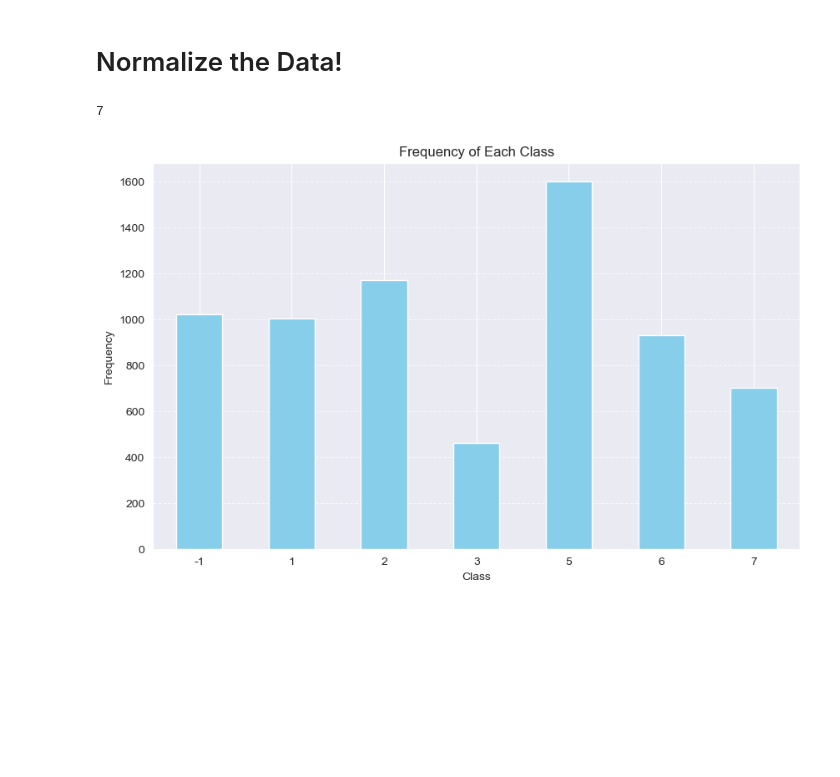
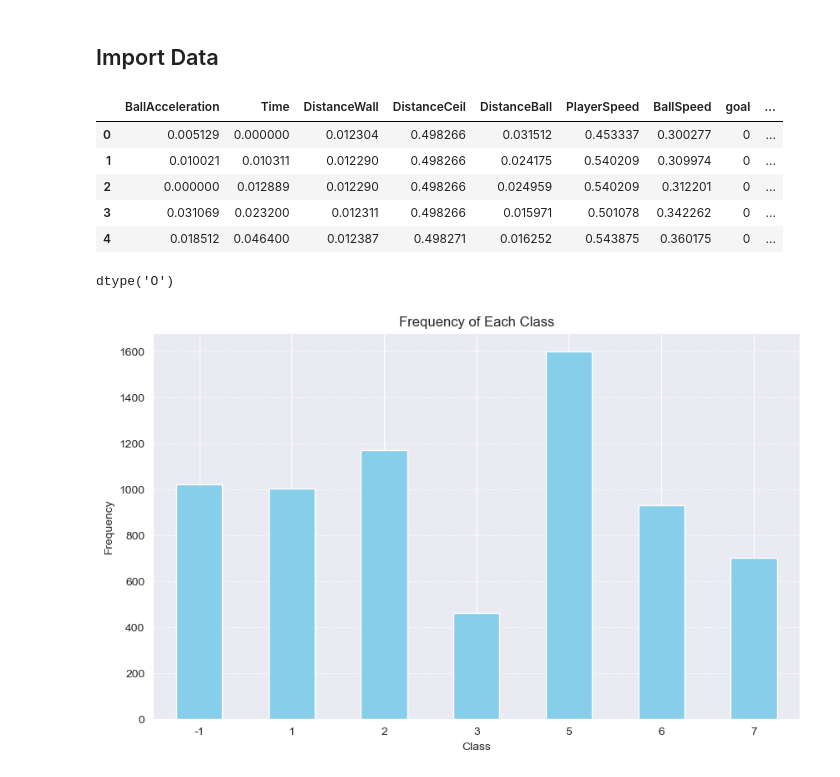
Before and after one commit to zaza-zaza/DSCC240-Final-Project, a Jupyter notebook: cluster.ipynb, the cells around one changed output. Drawn from its saved outputs; the diff is of its cells as text; code cells hidden in the pictures; blank space fills up the shorter version.

```diff
--- a/cluster.ipynb
+++ b/cluster.ipynb
@@ -67,2 +27,0 @@ df = load_data('rocket_league_skillshots.data')
-# %% [markdown]
-# Normalize the Data!
@@ -73,4 +28,2 @@ df.to_csv('rocket_league_with_classes.csv', sep = ',')
-# %%
-df['Class'].nunique()
-# %% [output]
-7
+# %% [markdown]
+## Import Data
@@ -77,3 +36,16 @@ df['Class'].nunique()
+# %%
+df.head()
+# %% [output]
+|  | BallAcceleration | Time | DistanceWall | DistanceCeil | DistanceBall | PlayerSpeed | BallSpeed | goal | ... |
+| 0 | 0.005129 | 0.000000 | 0.012304 | 0.498266 | 0.031512 | 0.453337 | 0.300277 | 0 | ... |
+| 1 | 0.010021 | 0.010311 | 0.012290 | 0.498266 | 0.024175 | 0.540209 | 0.309974 | 0 | ... |
+| 2 | 0.000000 | 0.012889 | 0.012290 | 0.498266 | 0.024959 | 0.540209 | 0.312201 | 0 | ... |
+| 3 | 0.031069 | 0.023200 | 0.012311 | 0.498266 | 0.015971 | 0.501078 | 0.342262 | 0 | ... |
+| 4 | 0.018512 | 0.046400 | 0.012387 | 0.498271 | 0.016252 | 0.543875 | 0.360175 | 0 | ... |
+# %%
+df['move'].dtypes
+# %% [output]
+dtype('O')
 # %%
 # Plotting the histogram of the frequency of each class including -1
 plt.figure(figsize=(10, 6))
```
Also changed, not shown: parts of 30 cells of this notebook, 1 other file.
